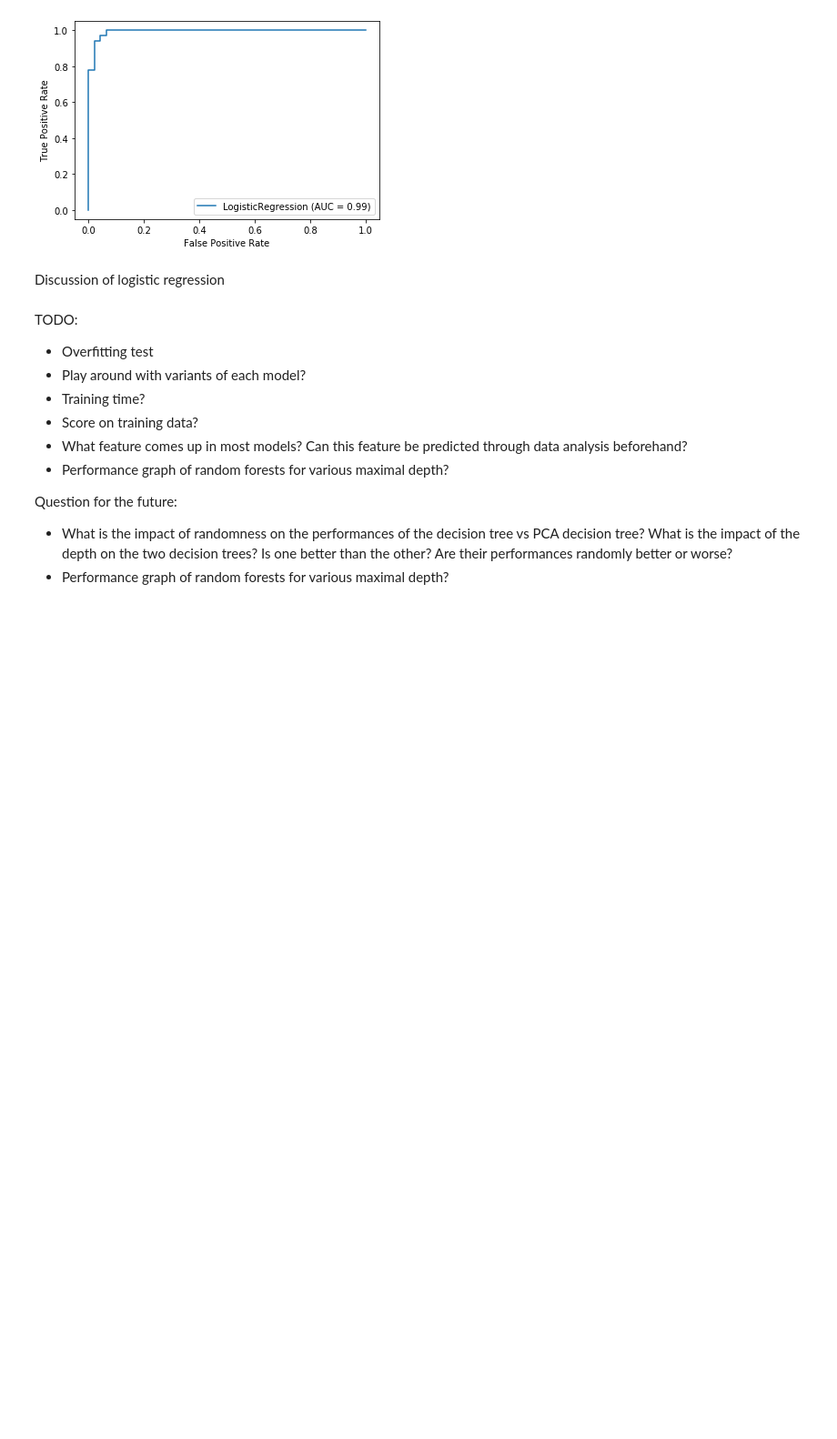
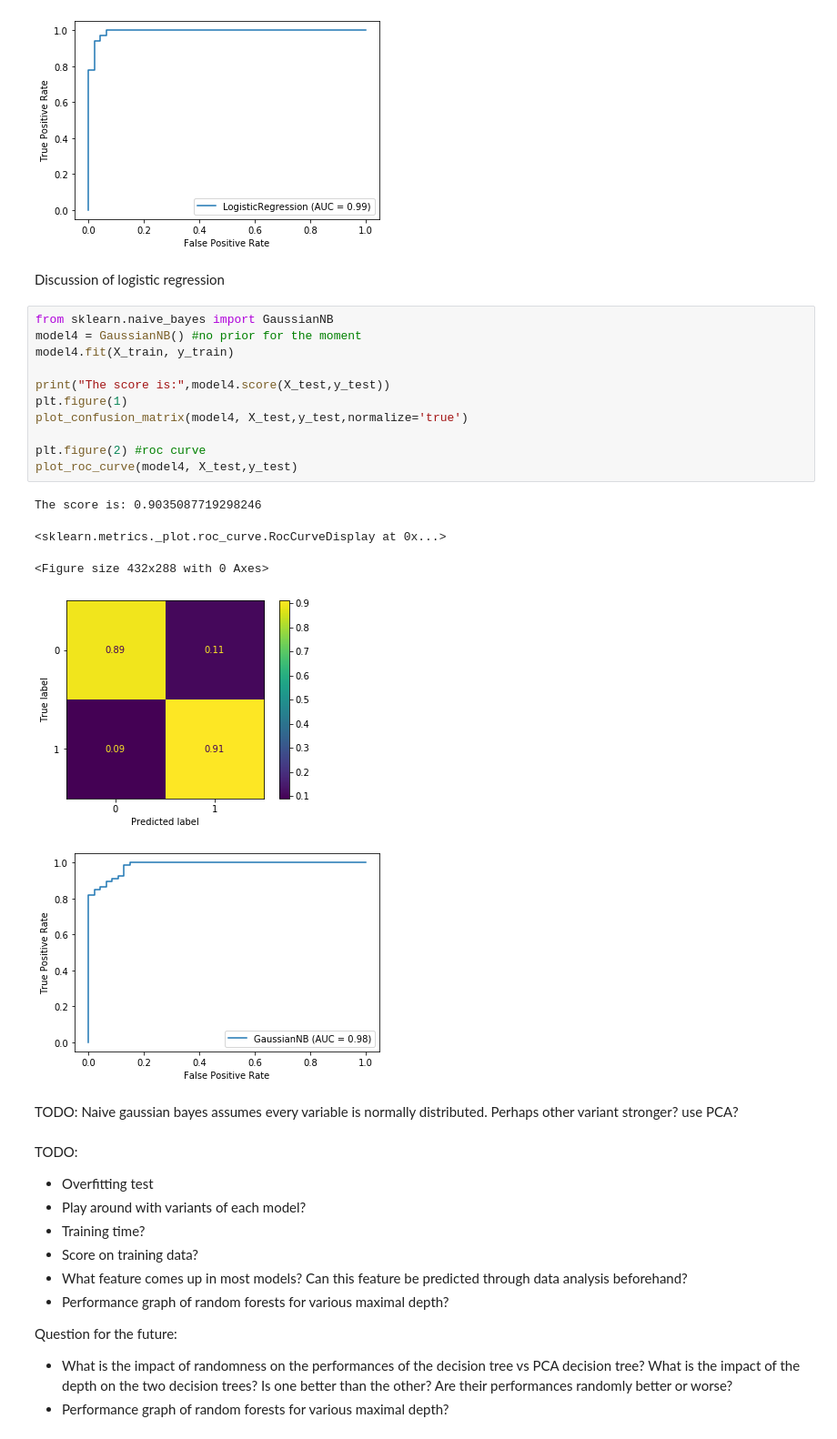
Before and after one commit to doodger/dataScience, a Jupyter notebook: manymodels.ipynb, the cells around one changed output. Shown: that part at 91% size. Drawn from its saved outputs; the diff is of its cells as text; blank space fills up the shorter version.

Commit message:
naive bayes (gaussian)

```diff
--- a/manymodels.ipynb
+++ b/manymodels.ipynb
@@ -131,6 +131,25 @@ The score is: 0.9649122807017544
 [figure]
 # %% [markdown]
 Discussion of logistic regression
+# %%
+from sklearn.naive_bayes import GaussianNB
+model4 = GaussianNB() #no prior for the moment
+model4.fit(X_train, y_train)
+
+print("The score is:",model4.score(X_test,y_test))
+plt.figure(1)
+plot_confusion_matrix(model4, X_test,y_test,normalize='true')
+
+plt.figure(2) #roc curve
+plot_roc_curve(model4, X_test,y_test)
+# %% [output]
+The score is: 0.9035087719298246
+<sklearn.metrics._plot.roc_curve.RocCurveDisplay at 0x...>
+<Figure size 432x288 with 0 Axes>
+[figure, added]
+[figure, added]
+# %% [markdown]
+TODO: Naive gaussian bayes assumes every variable is normally distributed. Perhaps other variant stronger? use PCA?
 # %% [markdown]
 TODO:
 
```
